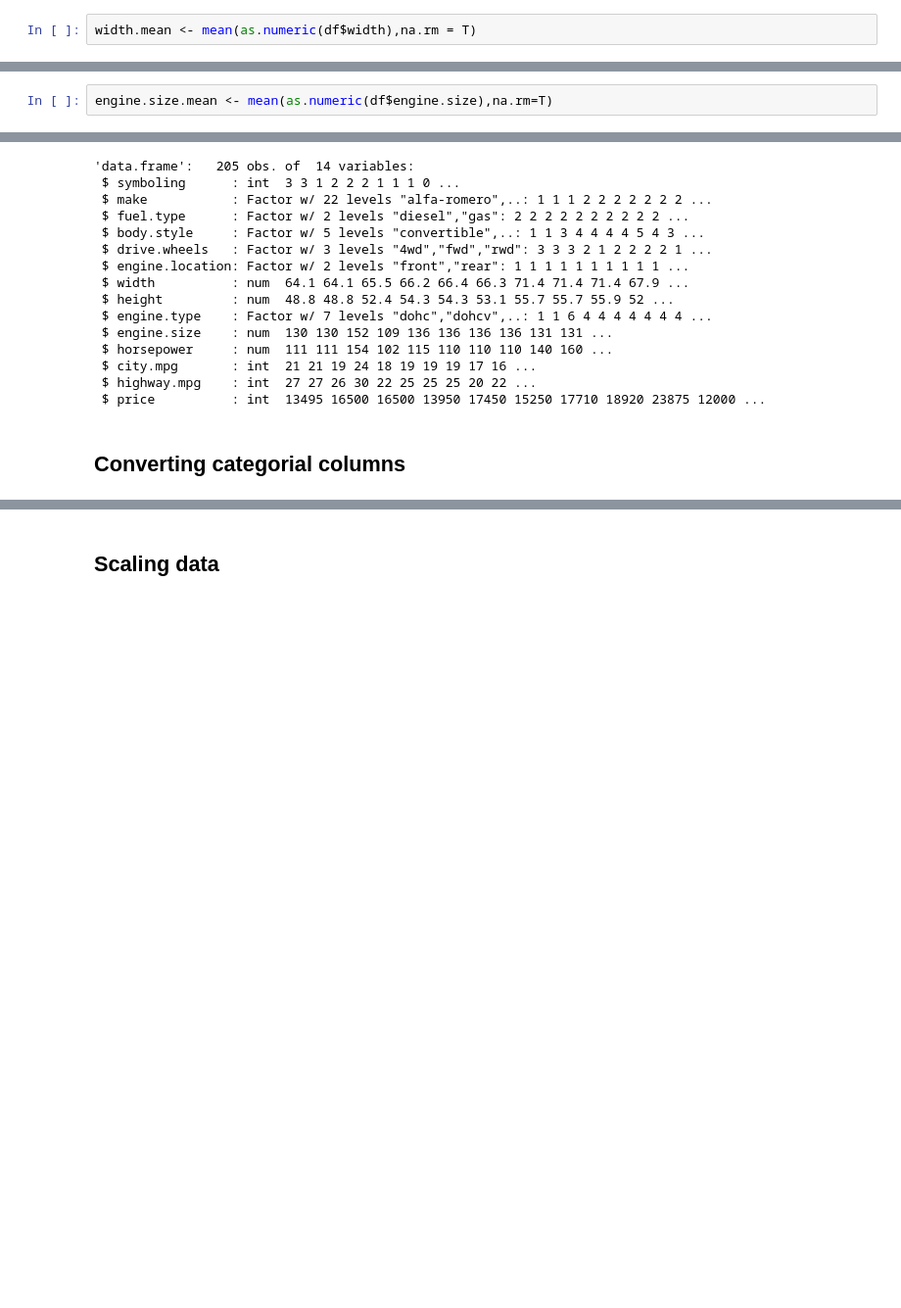
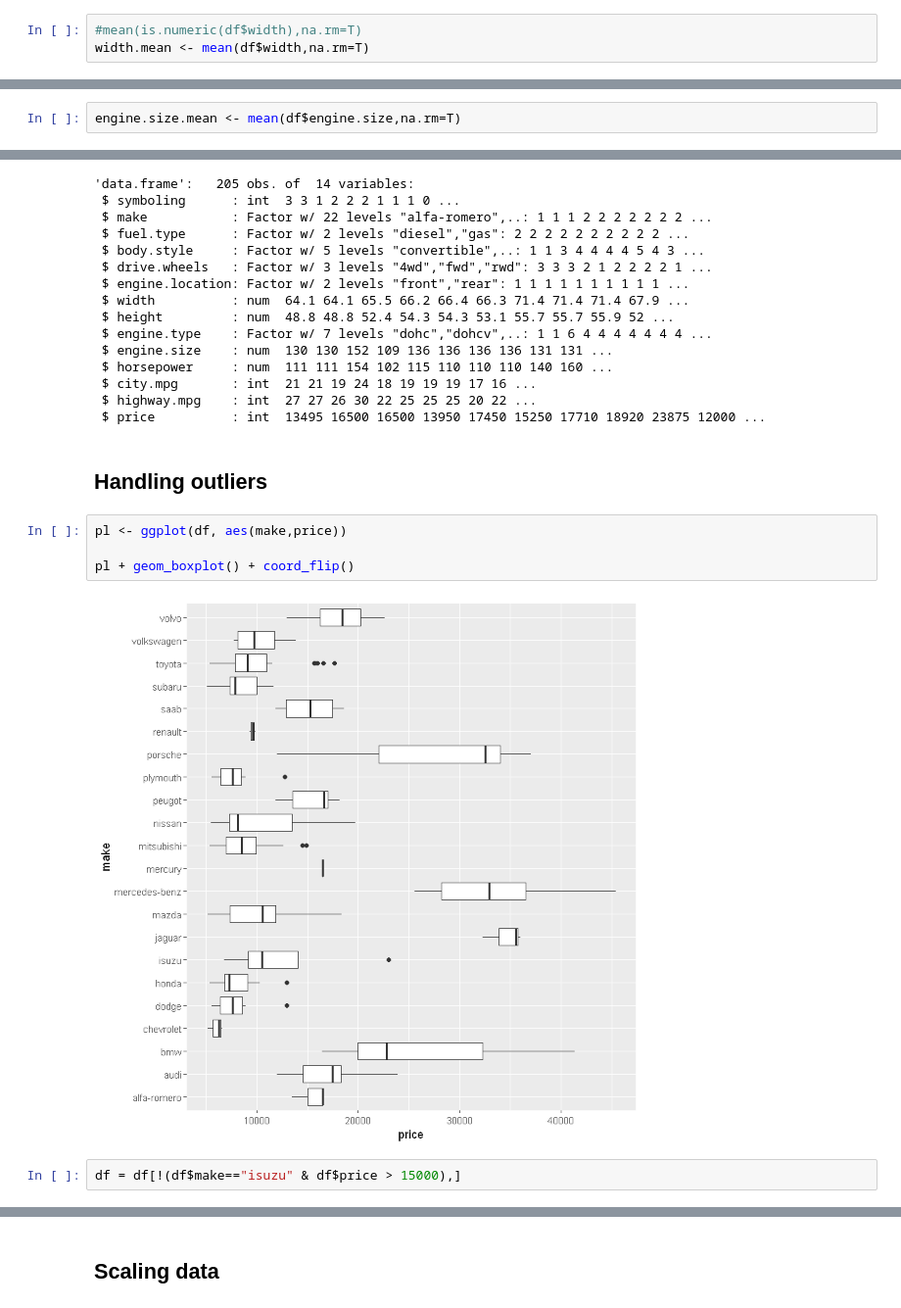
Before and after one commit to bhupendrabhoir/https-github.com-sukamal1928-R, a Jupyter notebook: EDA and preprocessing.ipynb, the cells around one changed output, grey strips where cells are left out. Shown: that part at 98% size. Cells and saved outputs as stored; diff of their text form; blank space fills up the shorter version.

```diff
--- a/EDA and preprocessing.ipynb
+++ b/EDA and preprocessing.ipynb
@@ -48,11 +46,12 @@ for(col in colnames(df)){
 [1] "width"
 [1] "engine.size"
 # %%
-width.mean <- mean(as.numeric(df$width),na.rm = T)
+#mean(is.numeric(df$width),na.rm=T)
+width.mean <- mean(df$width,na.rm=T)
 # %%
 df$width[is.na(df$width)] <- width.mean
 # %%
-engine.size.mean <- mean(as.numeric(df$engine.size),na.rm=T)
+engine.size.mean <- mean(df$engine.size,na.rm=T)
 # %%
 df$engine.size[is.na(df$engine.size)] <- engine.size.mean
 # %%
@@ -106,5 +103,13 @@ str(df)
  $ city.mpg       : int  21 21 19 24 18 19 19 19 17 16 ...
  $ highway.mpg    : int  27 27 26 30 22 25 25 25 20 22 ...
  $ price          : int  13495 16500 16500 13950 17450 15250 17710 18920 23875 12000 ...
-# %% [markdown]
-## Converting categorial columns
+# %% [markdown]
+## Handling outliers
+# %%
+pl <- ggplot(df, aes(make,price))
+
+pl + geom_boxplot() + coord_flip()
+# %% [output]
+[figure, added]
+# %%
+df = df[!(df$make=="isuzu" & df$price > 15000),]
```
Also changed, not shown: parts of 35 cells of this notebook.
